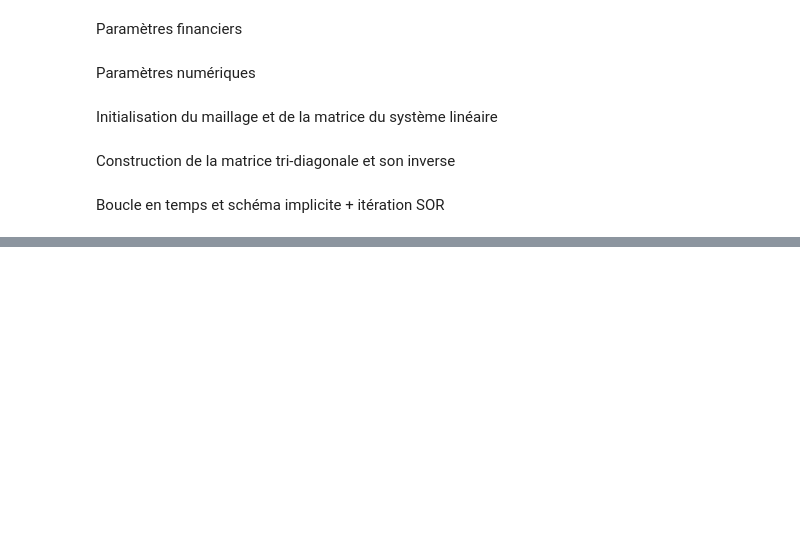
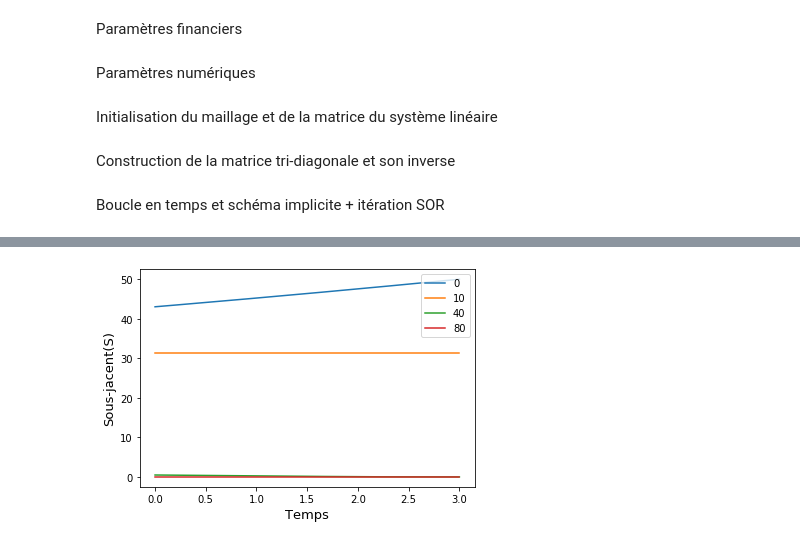
Before and after one commit to natna25/Calcul-Scientifique, a Jupyter notebook: 4) finite difference schema for american options/finite difference schema for american options.ipynb, the cells around one changed output, grey strips where cells are left out. Saved outputs shown, nothing was run; the diff lists cells and outputs as text; code cells hidden in the pictures; blank space fills up the shorter version.

```diff
--- a/4) finite difference schema for american options/finite difference schema for american options.ipynb
+++ b/4) finite difference schema for american options/finite difference schema for american options.ipynb
@@ -108,0 +112,11 @@ array([[5.00000000e+01, 4.81250000e+01, 4.62500000e+01, ...,
+# %%
+plt.plot(Tmesh, sol[:, 0], label='0')
+plt.plot(Tmesh, sol[:, 10], label='10')
+plt.plot(Tmesh, sol[:, 40], label='40')
+plt.plot(Tmesh, sol[:, 80], label='80')
+plt.legend()
+plt.xlabel('Temps', fontsize=13)
+plt.ylabel('Sous-jacent(S)', fontsize=13)
+plt.show()
+# %% [output]
+[figure, added]
```
Also changed, not shown: parts of 3 cells of this notebook.
